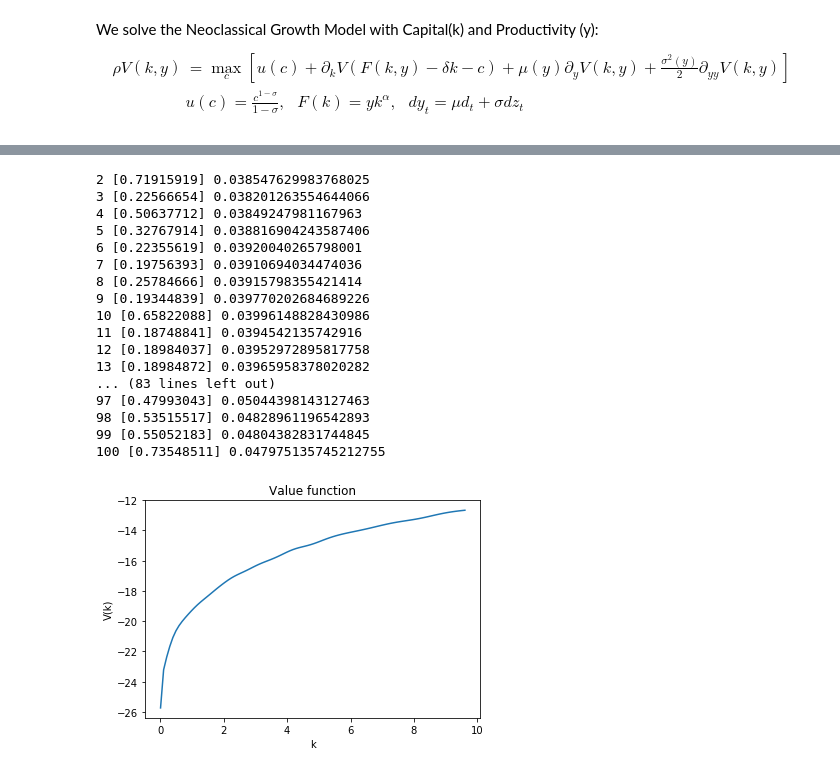
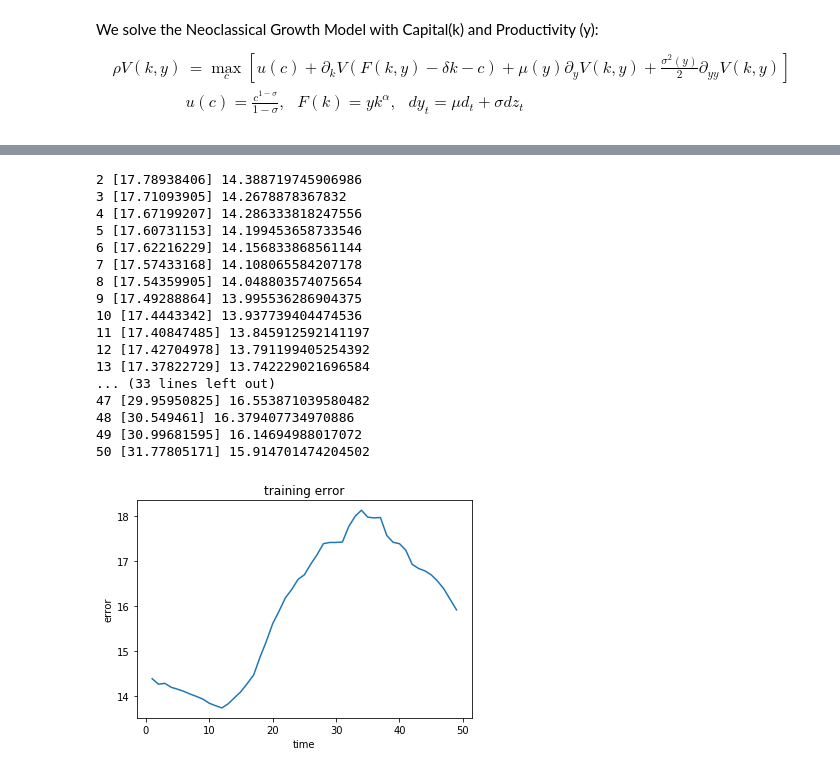
Before and after one commit to yniu87/ML_Macro, a Jupyter notebook: NGM2.ipynb, the cells around one changed output, grey strips where cells are left out. Saved outputs shown, nothing was run; the diff lists cells and outputs as text; code cells hidden in the pictures.

```diff
--- a/NGM2.ipynb
+++ b/NGM2.ipynb
@@ -185,59 +218,63 @@ converge_error = 10
 # %%
-# for update in range(update):
-while converge_error > criteria and update<100:
+# for counter in range(counter):
+while converge_error > criteria and counter<50:
         value = model.predict([x_train])
 #         print(type(value))
 
-        with tf.GradientTape() as t: #(persistent=True)
-            t.watch(inputs)
-            output = model(inputs)
+        with tf.GradientTape() as t1:
+            with tf.GradientTape() as t2:
+                 # output = inputs*inputs
+                output = model(inputs)
+            dV1 = t2.gradient(output, inputs)
+        dV2 = t1.gradient(dV1, inputs).numpy()
 
-        derivative = t.gradient(output, inputs).numpy()
-#         print(derivative)
+        [dV_dk,dV_dy] = np.hsplit(dV1, 2)
+        [d2V_dk2,d2V_dy2] = np.hsplit(dV2, 2)
+
+#         print(dV1)
 
         for i in range(train_num):
-            derivative[i] = np.maximum(derivative[i], 1e-4)
-
-        # with log utility function
-#         HJB = np.log(1/derivative)+derivative*((train)**alpha-delta*train-1/derivative)-rho*value
+            dV_dk[i] = np.maximum(dV_dk[i], 1e-4)
 
         # with sigma=2 CRRA utility function
-        HJB = (1/np.sqrt(derivative))**(1-sigma)/(1-sigma)+derivative*((x_train)**alpha-delta*x_train-1/np.sqrt(derivative))-rho*value
+        HJB = (1/np.sqrt(dV_dk))**(1-sigma)/(1-sigma)\
+                +dV_dk*(y_train*(k_train)**alpha-delta*k_train-1/np.sqrt(dV_dk))\
+                +mu(y_train)*dV_dy +1/2*sigma2(y_train)*d2V_dy2 -rho*value
 #         print(HJB)
         value += dt*HJB
         model.fit( x_train, value,  epochs=10, validation_split = 0.2, verbose=0 )
 
-        update += 1
+        counter += 1
         converge_error = np.mean(abs(HJB))
-        print(update,  max(abs(HJB)), np.mean(abs(HJB)))
+        error_history.append(np.mean(abs(HJB)))
+        print(counter,  max(abs(HJB)), np.mean(abs(HJB)))
 # %% [output]
-2 [0.71915919] 0.038547629983768025
-3 [0.22566654] 0.038201263554644066
-4 [0.50637712] 0.03849247981167963
-5 [0.32767914] 0.038816904243587406
-6 [0.22355619] 0.03920040265798001
-7 [0.19756393] 0.03910694034474036
-8 [0.25784666] 0.03915798355421414
-9 [0.19344839] 0.039770202684689226
-10 [0.65822088] 0.03996148828430986
-11 [0.18748841] 0.0394542135742916
-12 [0.18984037] 0.03952972895817758
-13 [0.18984872] 0.03965958378020282
-... (83 lines left out)
-97 [0.47993043] 0.05044398143127463
-98 [0.53515517] 0.04828961196542893
-99 [0.55052183] 0.04804382831744845
-100 [0.73548511] 0.047975135745212755
+2 [17.78938406] 14.388719745906986
+3 [17.71093905] 14.2678878367832
+4 [17.67199207] 14.286333818247556
+5 [17.60731153] 14.199453658733546
+6 [17.62216229] 14.156833868561144
+7 [17.57433168] 14.108065584207178
+8 [17.54359905] 14.048803574075654
+9 [17.49288864] 13.995536286904375
+10 [17.4443342] 13.937739404474536
+11 [17.40847485] 13.845912592141197
+12 [17.42704978] 13.791199405254392
+13 [17.37822729] 13.742229021696584
+... (33 lines left out)
+47 [29.95950825] 16.553871039580482
+48 [30.549461] 16.379407734970886
+49 [30.99681595] 16.14694988017072
+50 [31.77805171] 15.914701474204502
 # %%
-x = np.linspace(kmin, kmax, num=100)
-y = model.predict([x])
-
+x = np.linspace(1, len(error_history), num=len(error_history))
+y = np.array(error_history)
 
 plt.plot(x,y)
 
-plt.xlabel('k')
-plt.ylabel('V(k)')
-plt.title('Value function')
+plt.xlabel('time')
+plt.ylabel('error')
+plt.title('training error')
 plt.show()
 # %% [output]
-[figure, old version]
+[figure, new version]
```
Also changed, not shown: parts of 16 cells of this notebook.
